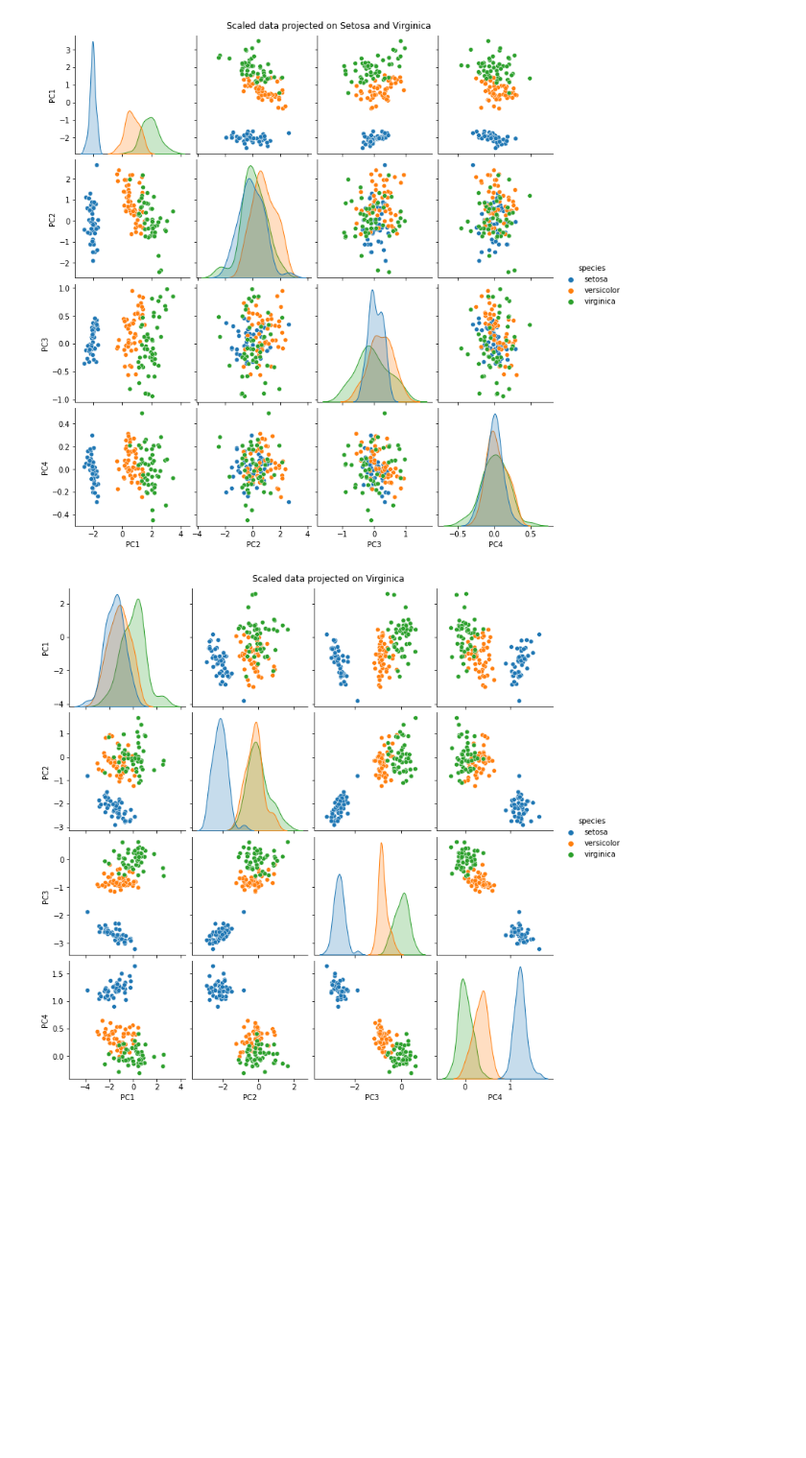
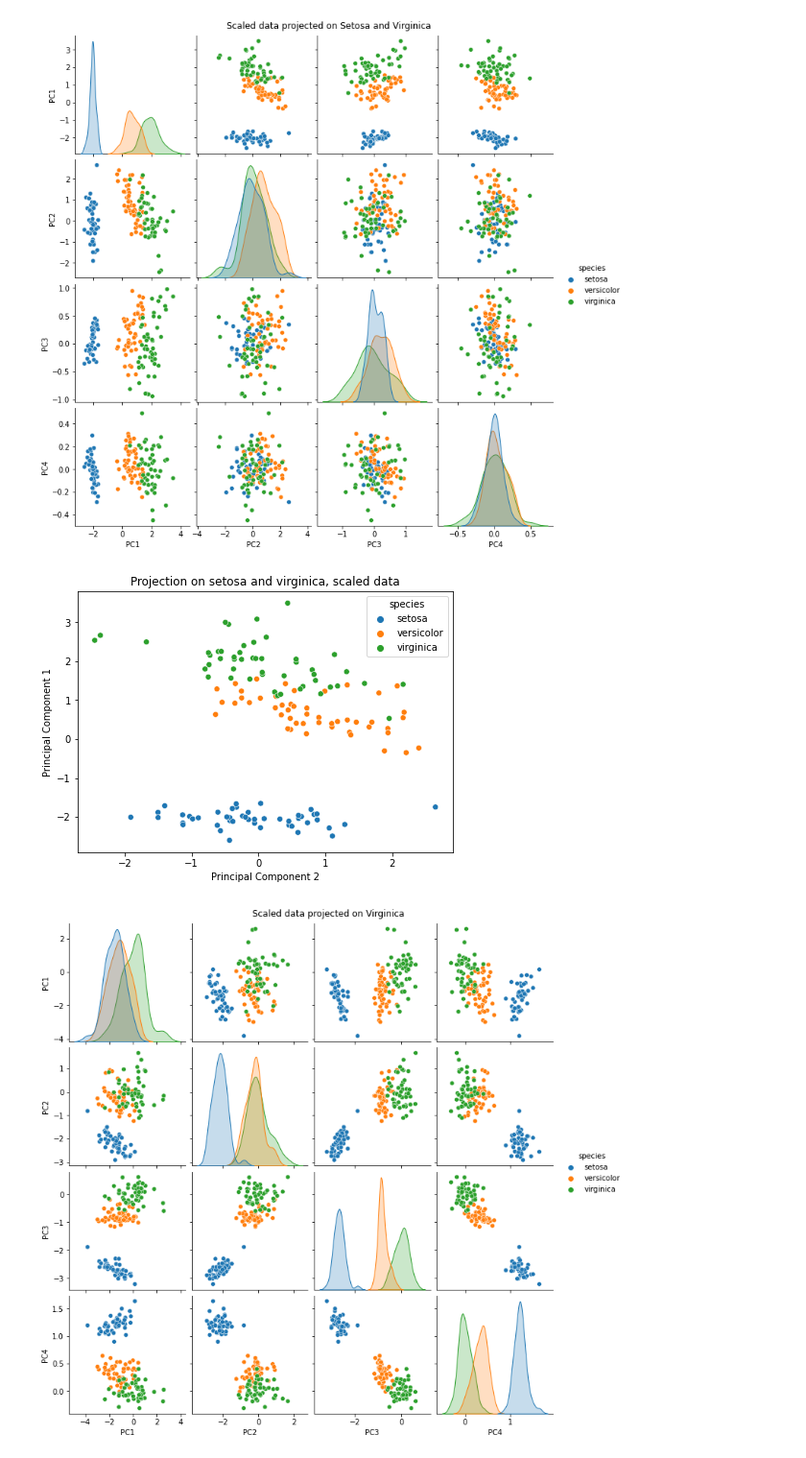
Before and after one commit to AirRunner/ift799-iris, a Jupyter notebook: visualisation/multivar_pca.ipynb, the cells around one changed output. Shown at 96% size. Saved outputs shown, nothing was run; the diff lists cells and outputs as text; code cells hidden in the pictures; blank space fills up the shorter version.

Commit message:
Visualise single scatter plot

```diff
--- a/visualisation/multivar_pca.ipynb
+++ b/visualisation/multivar_pca.ipynb
@@ -67,12 +67,27 @@ print(eighen_values)
 # %% [markdown]
 ## Plots
 # %%
-_, _, eighen_values = run_pca(
+x_transformed, _, eighen_values = run_pca(
     iris, scale=True, projection=("setosa", "virginica"),
     plot=True, title="Scaled data projected on Setosa and Virginica"
 )
 # %% [output]
 [figure]
+# %%
+from seaborn import scatterplot
+import matplotlib.pyplot as plt
+
+x_transformed = x_transformed.transpose()
+
+plt.figure(figsize=(7, 5))
+scatterplot(x=x_transformed[1], y=x_transformed[0], hue=iris['species'])
+
+plt.xlabel("Principal Component 2")
+plt.ylabel("Principal Component 1")
+plt.title("Projection on setosa and virginica, scaled data")
+plt.show()
+# %% [output]
+[figure, added]
 # %%
 _, _, eighen_values = run_pca(
     iris, scale=True, projection="virginica",
```
Also changed, not shown: parts of 1 cell of this notebook.
